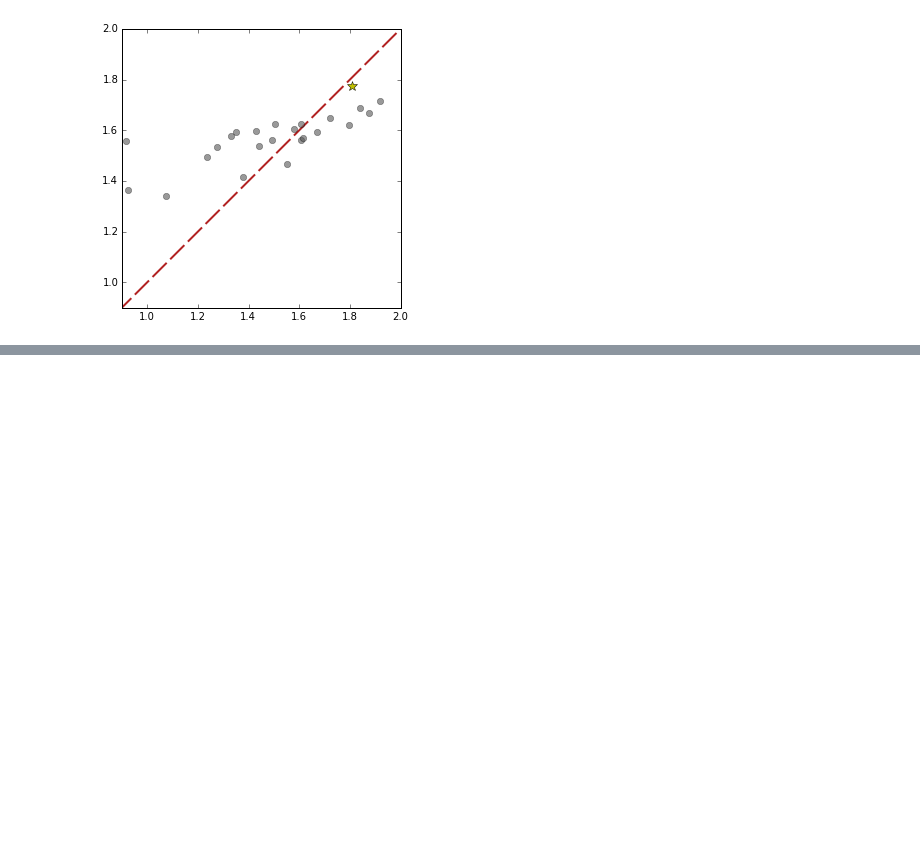
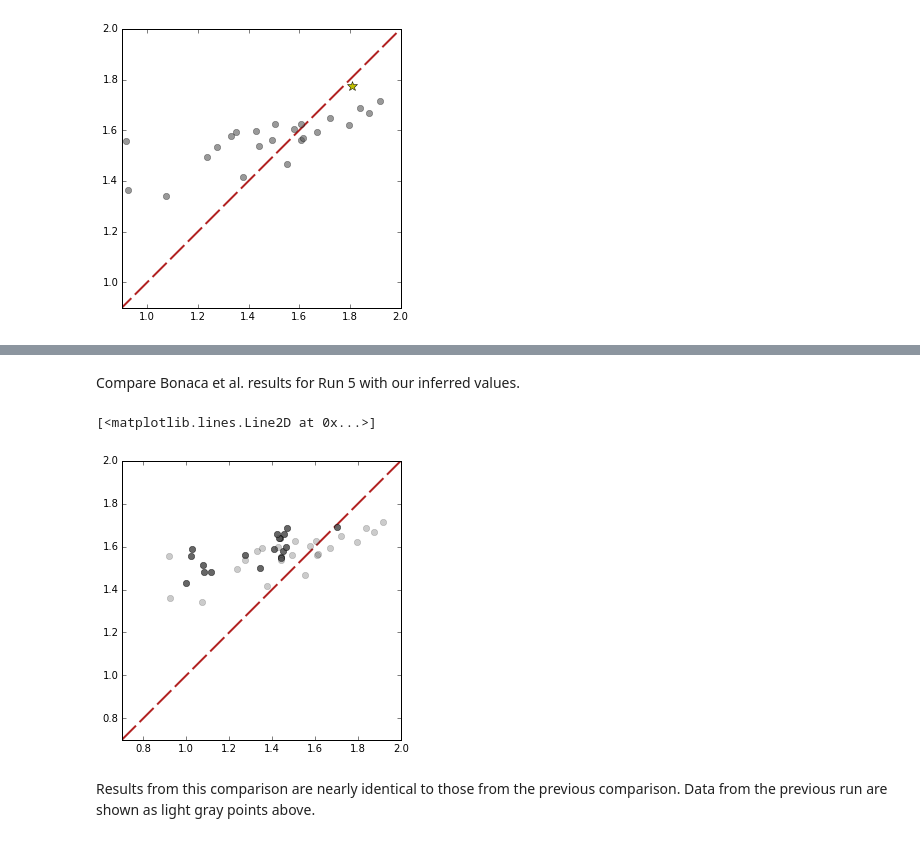
Before and after one commit to gfeiden/Notebook, a Jupyter notebook: Projects/mlt_calib/resampling_tests.ipynb, the cells around one changed output, grey strips where cells are left out. Drawn from its saved outputs; the diff is of its cells as text; code cells hidden in the pictures; blank space fills up the shorter version.

```diff
--- a/Projects/mlt_calib/resampling_tests.ipynb
+++ b/Projects/mlt_calib/resampling_tests.ipynb
@@ -408,0 +436,23 @@ ax.plot(our_alphas, b12_alphas, 'o', markersize=6.0, c='#555555', alpha=0.6)
+# %%
+logg_run5 = np.log10(6.67e-8*kde_run5[:, 0]*1.988e33/(kde_run5[:, 26]*6.955e10)**2)
+kde_run5 = np.column_stack((kde_run5, logg_run5))
+
+sub_run5 = np.array([star for star in kde_run5 if star[-1] <= 4.6 and star[30] > -0.5])
+# %%
+b12_run5 = (c0 + c1*sub_run5[:, -1] + c2*sub_run5[:, 6] + c3*sub_run5[:, 1])*1.884/1.69
+# %% [markdown]
+Compare Bonaca et al. results for Run 5 with our inferred values.
+# %%
+fig, ax = plt.subplots(1, 1, figsize=(5., 5.))
+
+ax.set_xlim(0.7, 2.0)
+ax.set_ylim(0.7, 2.0)
+
+ax.plot([0.7, 2.0], [0.7, 2.0], dashes=(20., 5.), lw=2, c='#b22222')
+ax.plot(sub_run5[:, 5], b12_run5, 'o', c='#555555', alpha=0.9)
+ax.plot(our_alphas, b12_alphas, 'o', markersize=6.0, c='#555555', alpha=0.3)
+# %% [output]
+[<matplotlib.lines.Line2D at 0x...>]
+[figure, added]
+# %% [markdown]
+Results from this comparison are nearly identical to those from the previous comparison. Data from the previous run are shown as light gray points above.
```
Also changed, not shown: parts of 15 cells of this notebook.
